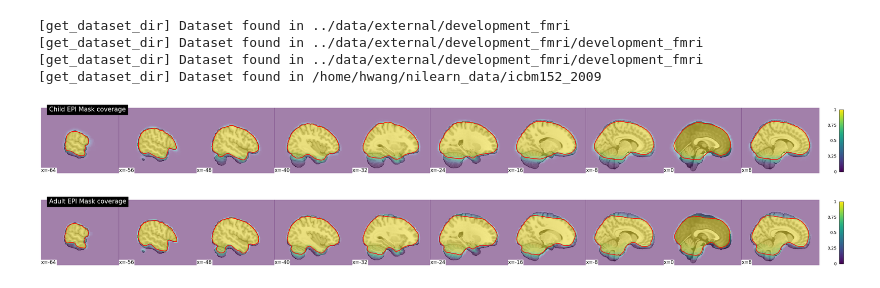
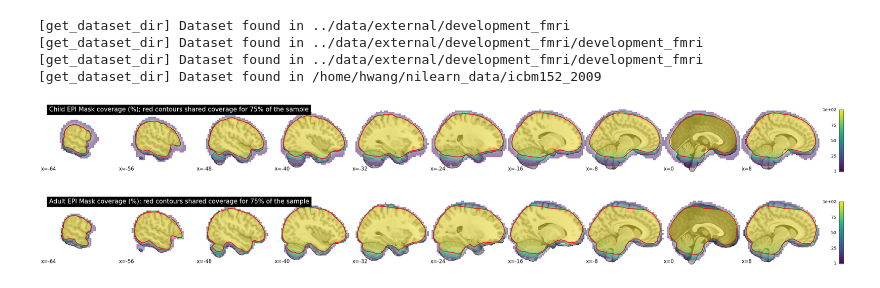
Before and after one commit to htwangtw/hfplayground, a Jupyter notebook: notebooks/fov.ipynb, the cells around one changed output. Cells and saved outputs as stored; diff of their text form; code cells hidden in the pictures.

Commit message:
update figures

```diff
--- a/notebooks/fov.ipynb
+++ b/notebooks/fov.ipynb
@@ -33,30 +33,32 @@ func_adult_coverage = compute_epi_percentage_coverage(func_adult)
 # %%
 plotting.plot_img(
     func_child_coverage,
-    title='Child EPI Mask coverage (%); red contours shared coverage for 75\% of the sample',
-    vmin=1,
+    title='Child EPI Mask coverage (%); red contours shared coverage for 75% of the sample',
+    vmin=0,
     vmax=100,
+    threshold=1,
     bg_img=datasets.MNI152_FILE_PATH,
     display_mode='x',
     cut_coords=10,
     colorbar=True,
     alpha=0.5
 ).add_contours(func_child_coverage,
                levels=[75],
                colors='red',)
 plotting.plot_img(
     func_adult_coverage,
-    title='Adult EPI Mask coverage (%); red contours shared coverage for 75\% of the sample',
-    vmin=1,
+    title='Adult EPI Mask coverage (%); red contours shared coverage for 75% of the sample',
+    vmin=0,
     vmax=100,
+    threshold=1,
     bg_img=datasets.MNI152_FILE_PATH,
     display_mode='x',
     cut_coords=10,
     colorbar=True,
     alpha=0.5
 ).add_contours(func_adult_coverage,
                levels=[75],
                colors='red',)
 # %% [output]
-[figure, old version]
+[figure, new version]
-[figure, old version]
+[figure, new version]
```
